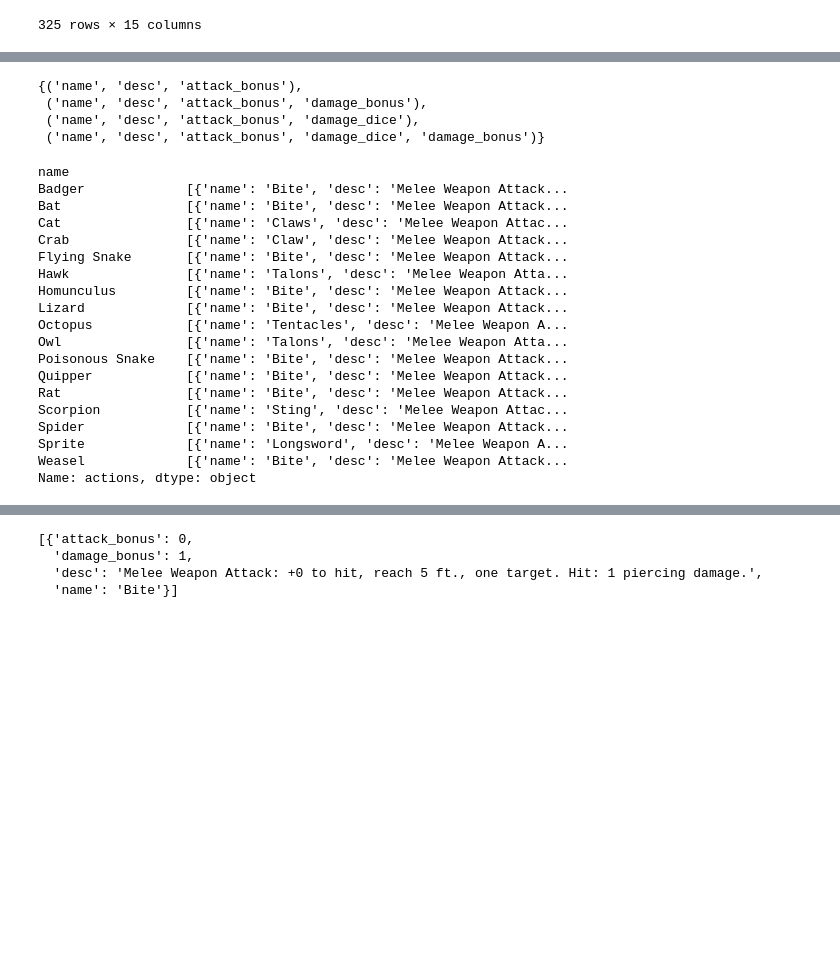
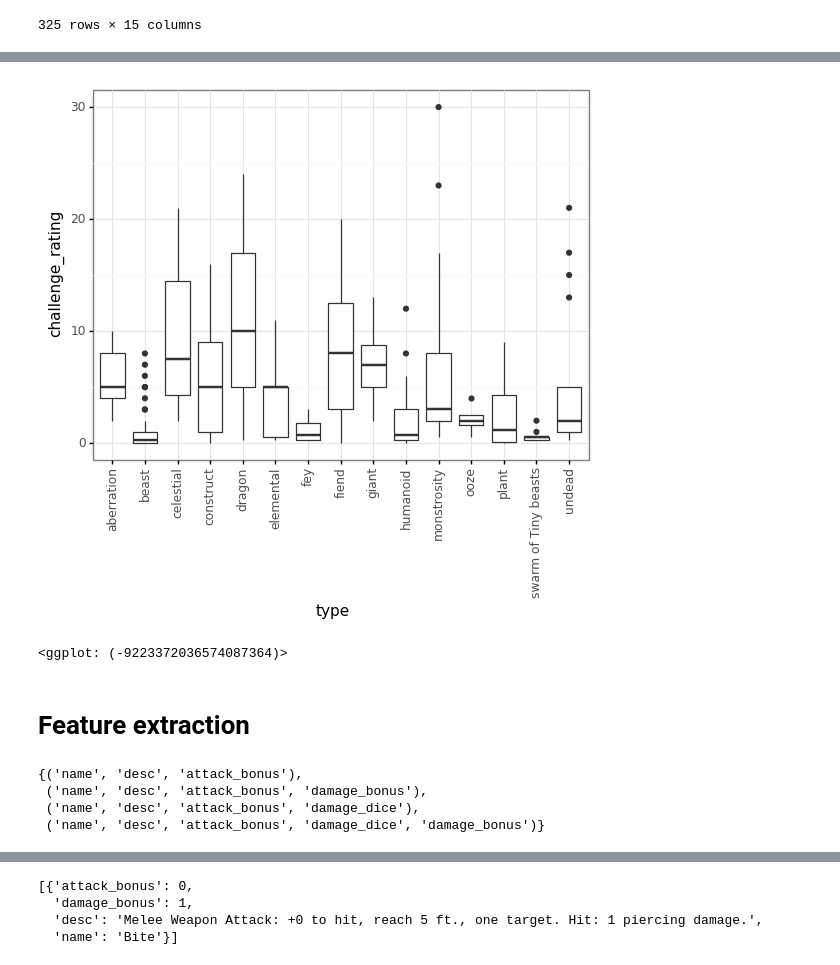
Before and after one commit to wisygig/cr, a Jupyter notebook: Exploratory analysis.ipynb, the cells around one changed output, grey strips where cells are left out. Cells and saved outputs as stored; diff of their text form; code cells hidden in the pictures; blank space fills up the shorter version.

```diff
--- a/Exploratory analysis.ipynb
+++ b/Exploratory analysis.ipynb
@@ -62,3 +71,11 @@ Need to use some intelligence in extracting keywords.
+# %%
+ggplot(monster_df, aes(x='type', y='challenge_rating')) + geom_boxplot() \
+    + theme_bw() + theme(axis_text_x=element_text(angle=90))
+# %% [output]
+[figure, added]
+<ggplot: (-9223372036574087364)>
+# %% [markdown]
+# Feature extraction
 # %%
 from functools import reduce
 actions_keys = {tuple(action.keys()) for actions in monster_df.actions for action in actions}
@@ -68,25 +85,3 @@ actions_keys
  ('name', 'desc', 'attack_bonus', 'damage_bonus'),
  ('name', 'desc', 'attack_bonus', 'damage_dice'),
  ('name', 'desc', 'attack_bonus', 'damage_dice', 'damage_bonus')}
-# %%
-monster_df.actions[monster_df.actions.apply(lambda x: any('damage_bonus' in y and 'damage_dice' not in y for y in x))]
-# %% [output]
-name
-Badger             [{'name': 'Bite', 'desc': 'Melee Weapon Attack...
-Bat                [{'name': 'Bite', 'desc': 'Melee Weapon Attack...
-Cat                [{'name': 'Claws', 'desc': 'Melee Weapon Attac...
-Crab               [{'name': 'Claw', 'desc': 'Melee Weapon Attack...
-Flying Snake       [{'name': 'Bite', 'desc': 'Melee Weapon Attack...
-Hawk               [{'name': 'Talons', 'desc': 'Melee Weapon Atta...
-Homunculus         [{'name': 'Bite', 'desc': 'Melee Weapon Attack...
-Lizard             [{'name': 'Bite', 'desc': 'Melee Weapon Attack...
-Octopus            [{'name': 'Tentacles', 'desc': 'Melee Weapon A...
-Owl                [{'name': 'Talons', 'desc': 'Melee Weapon Atta...
-Poisonous Snake    [{'name': 'Bite', 'desc': 'Melee Weapon Attack...
-Quipper            [{'name': 'Bite', 'desc': 'Melee Weapon Attack...
-Rat                [{'name': 'Bite', 'desc': 'Melee Weapon Attack...
-Scorpion           [{'name': 'Sting', 'desc': 'Melee Weapon Attac...
-Spider             [{'name': 'Bite', 'desc': 'Melee Weapon Attack...
-Sprite             [{'name': 'Longsword', 'desc': 'Melee Weapon A...
-Weasel             [{'name': 'Bite', 'desc': 'Melee Weapon Attack...
-Name: actions, dtype: object
```
Also changed, not shown: parts of 16 cells of this notebook.
